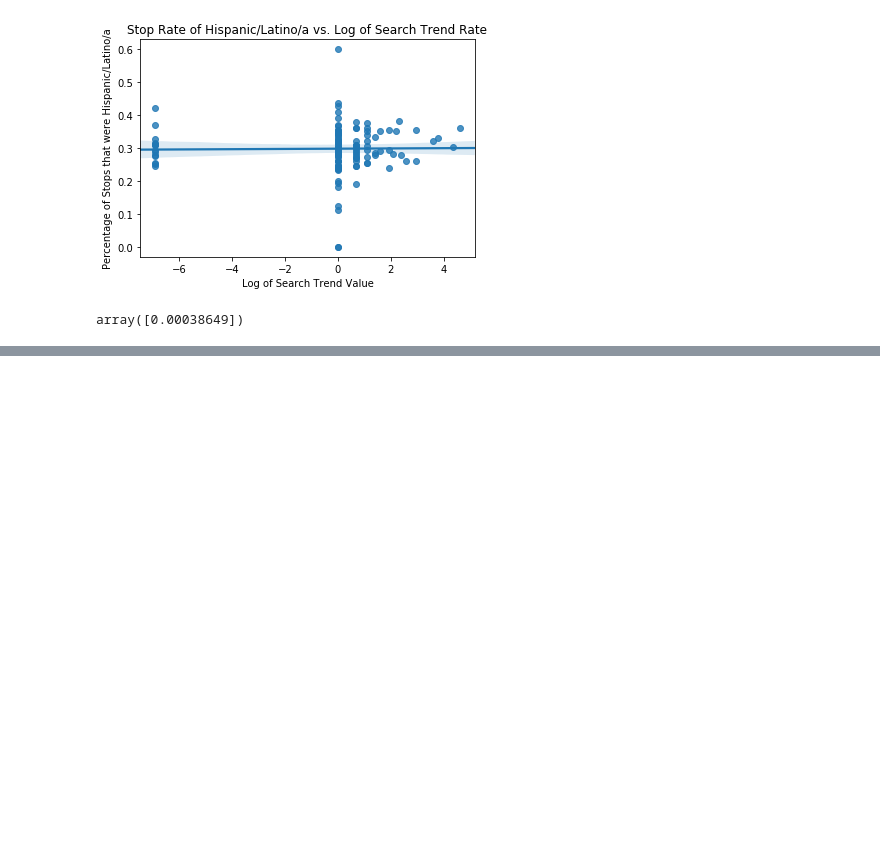
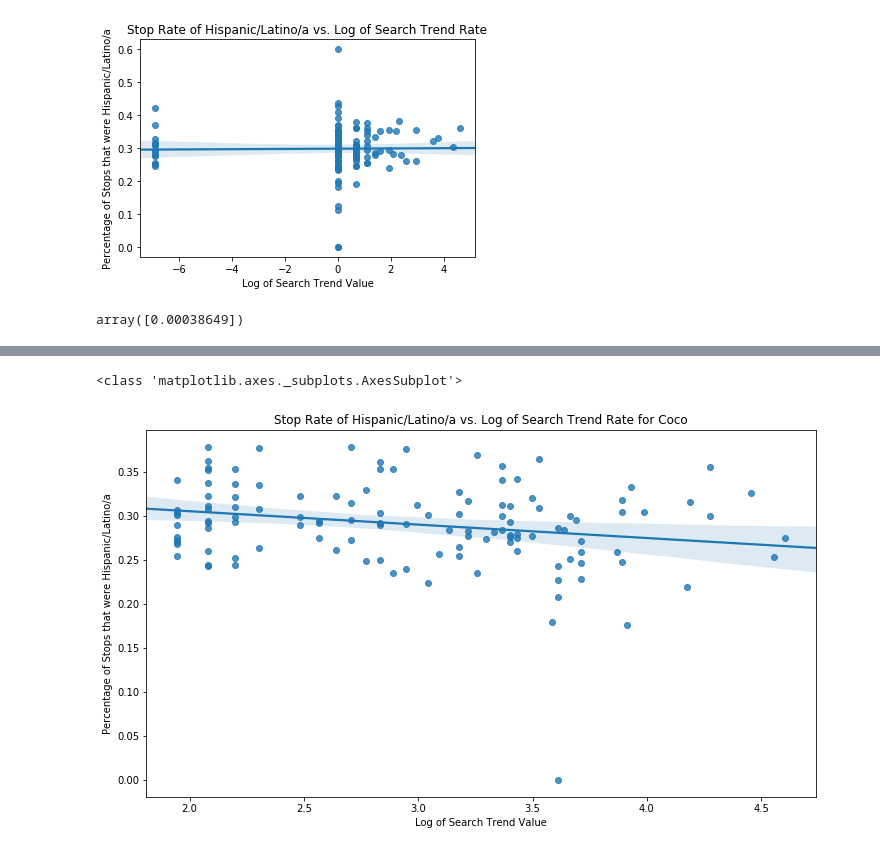
Before and after one commit to tevans-barton/Fair-Policing-Capstone, a Jupyter notebook: notebooks/RegressionNotebook.ipynb, the cells around one changed output, grey strips where cells are left out. Drawn from its saved outputs; the diff is of its cells as text; code cells hidden in the pictures; blank space fills up the shorter version.

```diff
--- a/notebooks/RegressionNotebook.ipynb
+++ b/notebooks/RegressionNotebook.ipynb
@@ -92,0 +102,6 @@ array([0.00038649])
+# %%
+reg_coco = regression(('09-22-2017', '01-22-2018'), 'Hispanic/Latino/a', 'Coco', save_fig = True)
+#eda_viz.month_race_count_viz(('09-22-2017', '01-22-2018'), 'Coco', save_fig = True)
+# %% [output]
+<class 'matplotlib.axes._subplots.AxesSubplot'>
+[figure, added]
```
Also changed, not shown: parts of 8 cells of this notebook, 9 other files.
